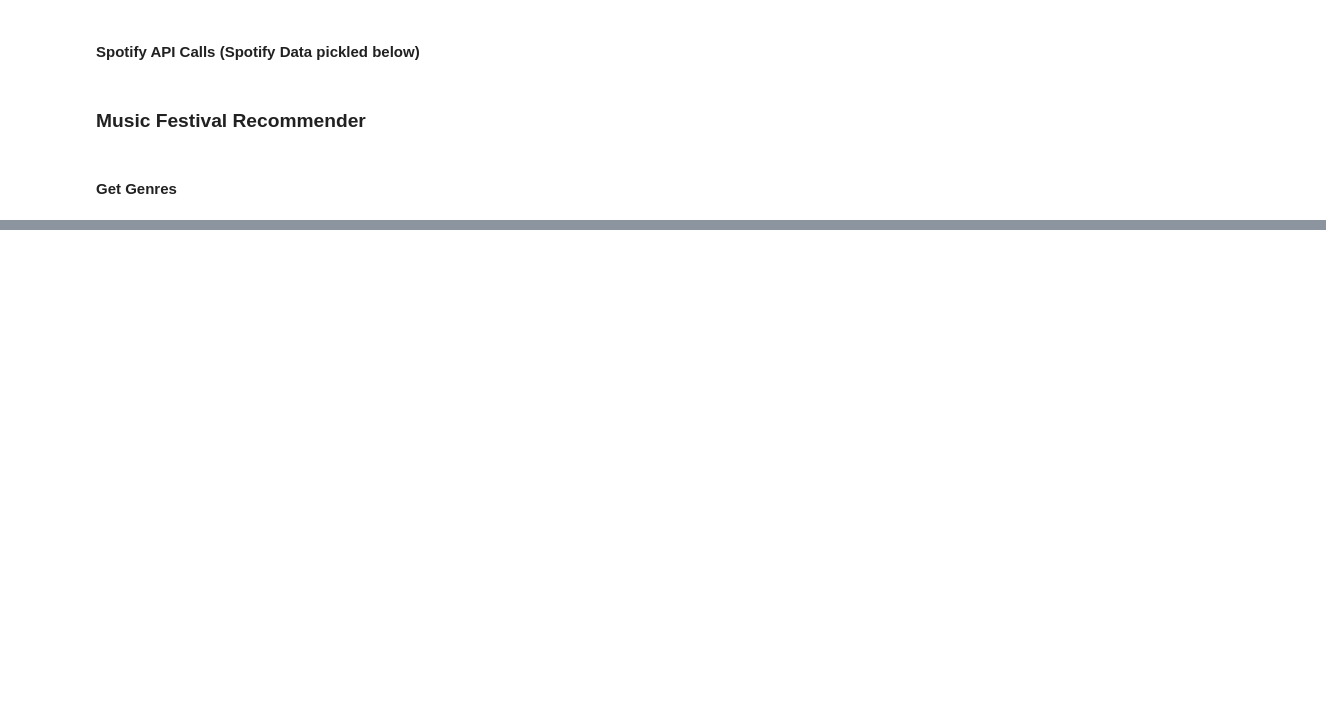
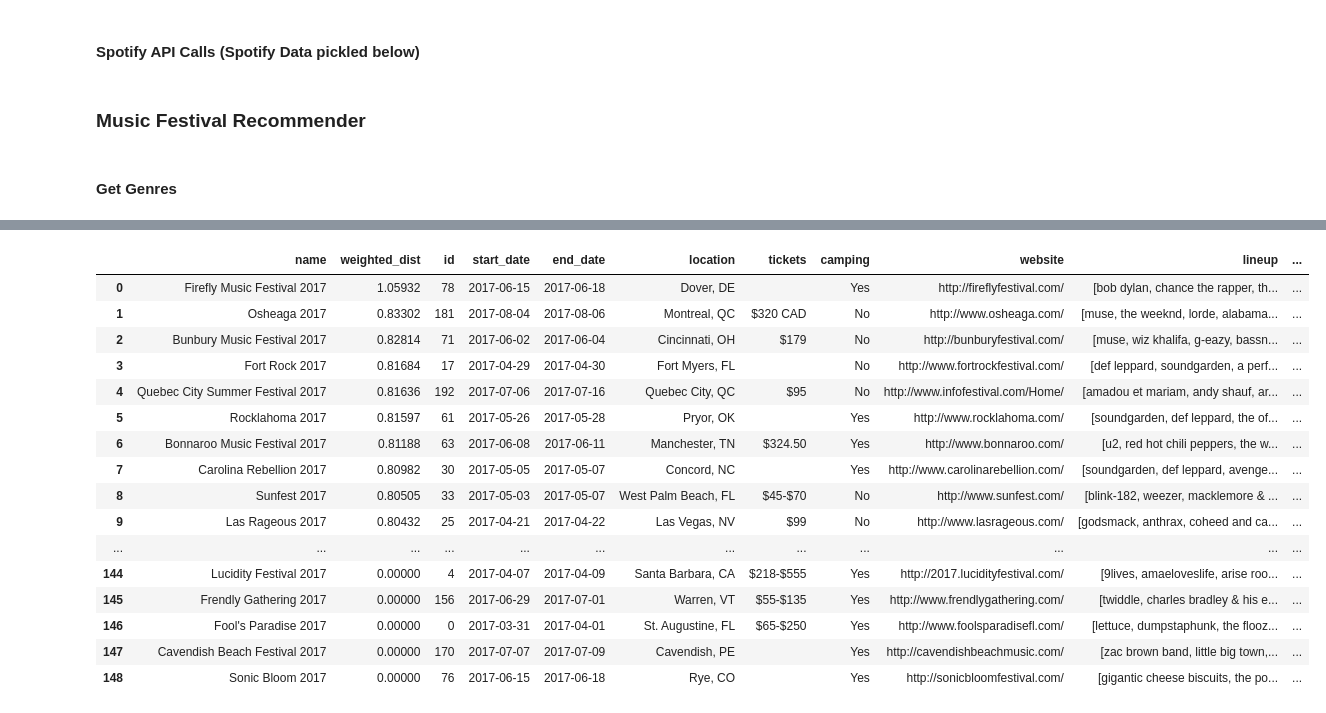
Before and after one commit to aliandra/proj5-festivals, a Jupyter notebook: music_festivals_aws.ipynb, the cells around one changed output, grey strips where cells are left out. Saved outputs shown, nothing was run; the diff lists cells and outputs as text; code cells hidden in the pictures; blank space fills up the shorter version.

Commit message:
updates to algorithms for festivals and artists

```diff
--- a/music_festivals_aws.ipynb
+++ b/music_festivals_aws.ipynb
@@ -162,16 +242,15 @@ def add_weights(x):
 # %%
-# Read in festival data
-all_festivals = pd.read_json("pretty_festivals.json")
-
 # Formatt columns
 all_festivals['start_date'] = all_festivals.dates.apply(date_split)
 all_festivals['end_date'] = all_festivals.dates.apply(lambda x: date_split(x, 1))
 all_festivals['duration'] = all_festivals.end_date - all_festivals.start_date + timedelta(days=1)
 all_festivals['lineup'] = all_festivals.lineup.apply(make_lower)
+all_festivals['id'] = pd.Series(all_festivals.index)
 
 
 # Reorder columns and sort rows by date
 column_order = [
+    'id',
     'name',
     'start_date',
     'end_date',
@@ -370,12 +449,12 @@ with open('all_genres.pk1', 'wb') as picklefile:
 festivals['genres_revised'] = festivals['genres'].apply(make_genre_counts)
 # %%
 # Make DataFrame of festival genres
-first = festivals.ix[0,17]
-fest_genres = pd.DataFrame(first, index=[festivals.ix[0,0],])
+first = festivals.ix[0,18]
+fest_genres = pd.DataFrame(first, index=[festivals.ix[0,1],])
 
 for i in range(1, len(festivals)):
-    d = festivals.ix[i, 17]
-    df = pd.DataFrame(d, index=[festivals.ix[i,0],])
+    d = festivals.ix[i, 18]
+    df = pd.DataFrame(d, index=[festivals.ix[i,1],])
     fest_genres = fest_genres.append(df)
 
 fest_genres = fest_genres.fillna(0)
@@ -405,3 +484,8 @@ with open('fest_genres_norm.pk1', 'wb') as picklefile:
 # load pickeled genre data
 with open('fest_genres_norm.pk1', 'rb') as picklefile:
     fest_genres_norm = pickle.load(picklefile)
+# %%
+user_artists = ['cage the elephant', 'chance the rapper', 'metric']
+
+user = user_genres(user_artists)
+user
@@ -407,0 +569,20 @@ with open('fest_genres_norm.pk1', 'rb') as picklefile:
+# %%
+distances
+# %% [output]
+|  | name | weighted_dist | id | start_date | end_date | location | tickets | camping | website | lineup | ... |
+| 0 | Firefly Music Festival 2017 | 1.05932 | 78 | 2017-06-15 | 2017-06-18 | Dover, DE |  | Yes | http://fireflyfestival.com/ | [bob dylan, chance the rapper, th... | ... |
+| 1 | Osheaga 2017 | 0.83302 | 181 | 2017-08-04 | 2017-08-06 | Montreal, QC | $320 CAD | No | http://www.osheaga.com/ | [muse, the weeknd, lorde, alabama... | ... |
+| 2 | Bunbury Music Festival 2017 | 0.82814 | 71 | 2017-06-02 | 2017-06-04 | Cincinnati, OH | $179 | No | http://bunburyfestival.com/ | [muse, wiz khalifa, g-eazy, bassn... | ... |
+| 3 | Fort Rock 2017 | 0.81684 | 17 | 2017-04-29 | 2017-04-30 | Fort Myers, FL |  | No | http://www.fortrockfestival.com/ | [def leppard, soundgarden, a perf... | ... |
+| 4 | Quebec City Summer Festival 2017 | 0.81636 | 192 | 2017-07-06 | 2017-07-16 | Quebec City, QC | $95 | No | http://www.infofestival.com/Home/ | [amadou et mariam, andy shauf, ar... | ... |
+| 5 | Rocklahoma 2017 | 0.81597 | 61 | 2017-05-26 | 2017-05-28 | Pryor, OK |  | Yes | http://www.rocklahoma.com/ | [soundgarden, def leppard, the of... | ... |
+| 6 | Bonnaroo Music Festival 2017 | 0.81188 | 63 | 2017-06-08 | 2017-06-11 | Manchester, TN | $324.50 | Yes | http://www.bonnaroo.com/ | [u2, red hot chili peppers, the w... | ... |
+| 7 | Carolina Rebellion 2017 | 0.80982 | 30 | 2017-05-05 | 2017-05-07 | Concord, NC |  | Yes | http://www.carolinarebellion.com/ | [soundgarden, def leppard, avenge... | ... |
+| 8 | Sunfest 2017 | 0.80505 | 33 | 2017-05-03 | 2017-05-07 | West Palm Beach, FL | $45-$70 | No | http://www.sunfest.com/ | [blink-182, weezer, macklemore & ... | ... |
+| 9 | Las Rageous 2017 | 0.80432 | 25 | 2017-04-21 | 2017-04-22 | Las Vegas, NV | $99 | No | http://www.lasrageous.com/ | [godsmack, anthrax, coheed and ca... | ... |
+| ... | ... | ... | ... | ... | ... | ... | ... | ... | ... | ... | ... |
+| 144 | Lucidity Festival 2017 | 0.00000 | 4 | 2017-04-07 | 2017-04-09 | Santa Barbara, CA | $218-$555 | Yes | http://2017.lucidityfestival.com/ | [9lives, amaeloveslife, arise roo... | ... |
+| 145 | Frendly Gathering 2017 | 0.00000 | 156 | 2017-06-29 | 2017-07-01 | Warren, VT | $55-$135 | Yes | http://www.frendlygathering.com/ | [twiddle, charles bradley & his e... | ... |
+| 146 | Fool's Paradise 2017 | 0.00000 | 0 | 2017-03-31 | 2017-04-01 | St. Augustine, FL | $65-$250 | Yes | http://www.foolsparadisefl.com/ | [lettuce, dumpstaphunk, the flooz... | ... |
+| 147 | Cavendish Beach Festival 2017 | 0.00000 | 170 | 2017-07-07 | 2017-07-09 | Cavendish, PE |  | Yes | http://cavendishbeachmusic.com/ | [zac brown band, little big town,... | ... |
+| 148 | Sonic Bloom 2017 | 0.00000 | 76 | 2017-06-15 | 2017-06-18 | Rye, CO |  | Yes | http://sonicbloomfestival.com/ | [gigantic cheese biscuits, the po... | ... |
```
Also changed, not shown: parts of 69 cells of this notebook.
